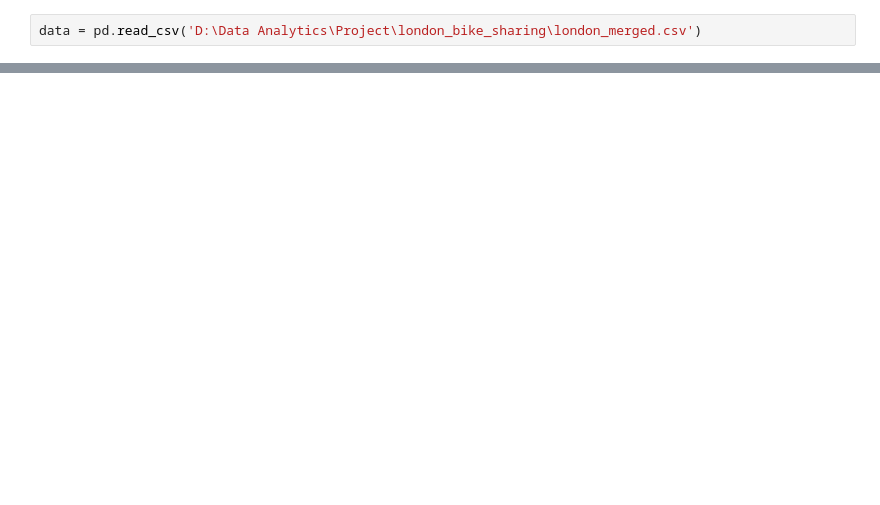
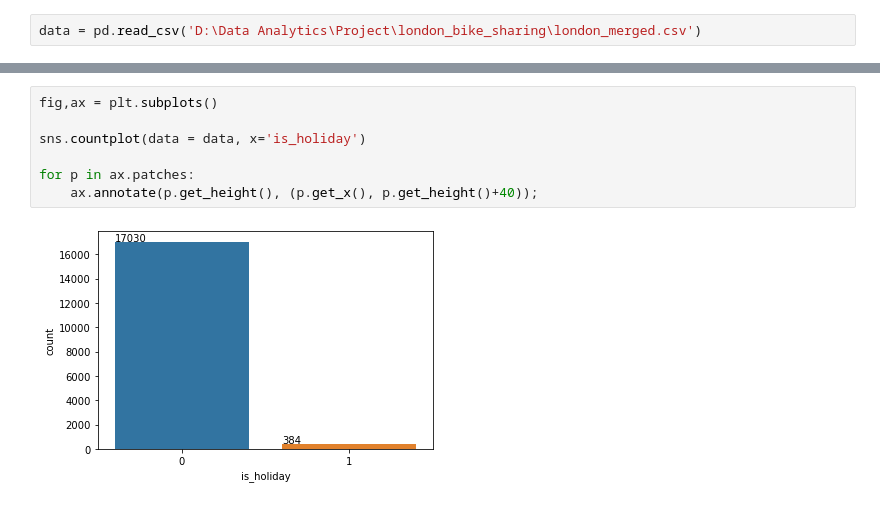
Before and after one commit to royandhika/london_bike_share, a Jupyter notebook: bike_share.ipynb, the cells around one changed output, grey strips where cells are left out. Cells and saved outputs as stored; diff of their text form; blank space fills up the shorter version.

```diff
--- a/bike_share.ipynb
+++ b/bike_share.ipynb
@@ -31,0 +119,9 @@ data = pd.read_csv('D:\Data Analytics\Project\london_bike_sharing\london_merged.
+# %%
+fig,ax = plt.subplots()
+
+sns.countplot(data = data, x='is_holiday')
+
+for p in ax.patches:
+    ax.annotate(p.get_height(), (p.get_x(), p.get_height()+40));
+# %% [output]
+[figure, added]
```
Also changed, not shown: parts of 31 cells of this notebook.
